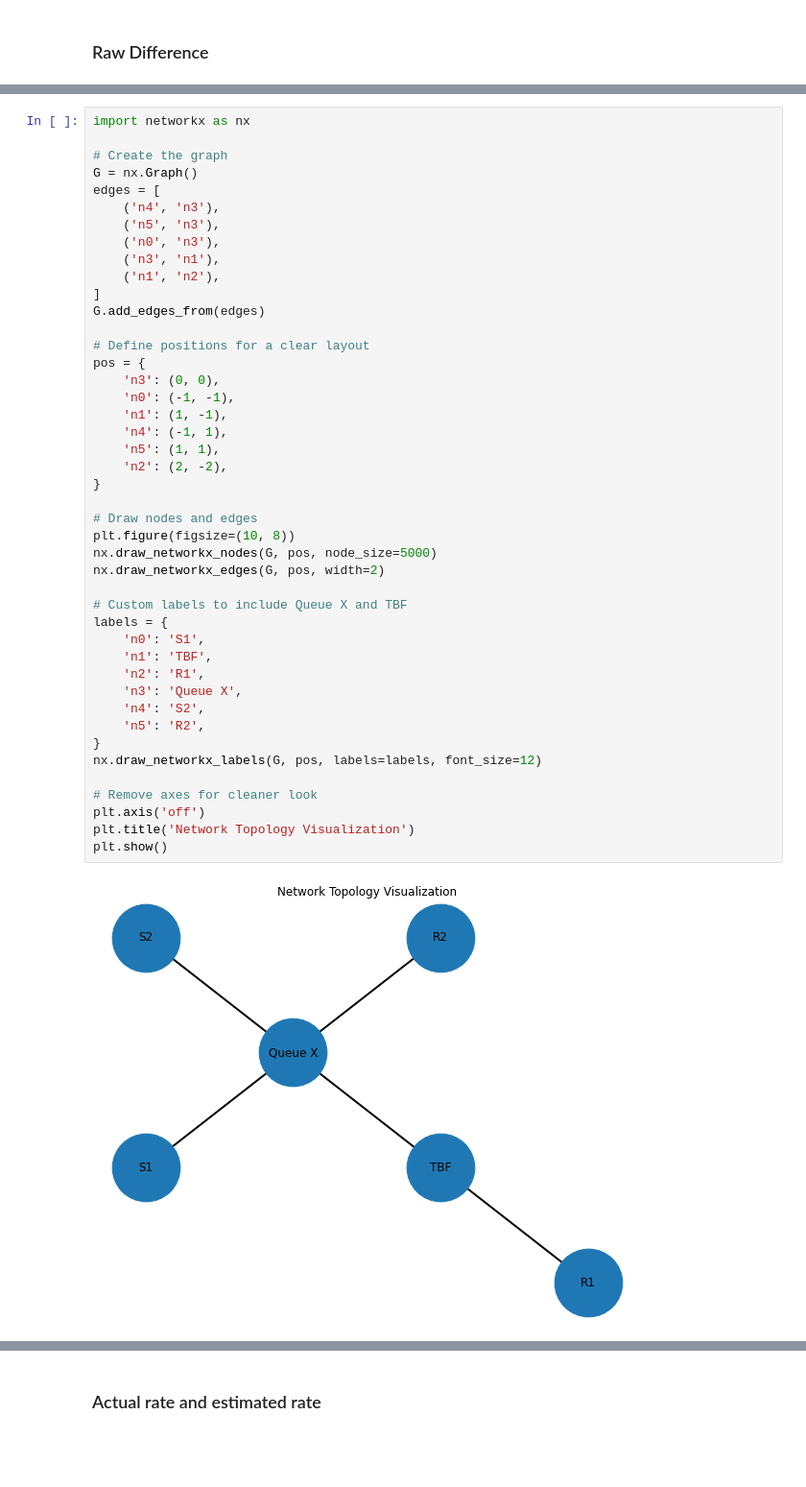
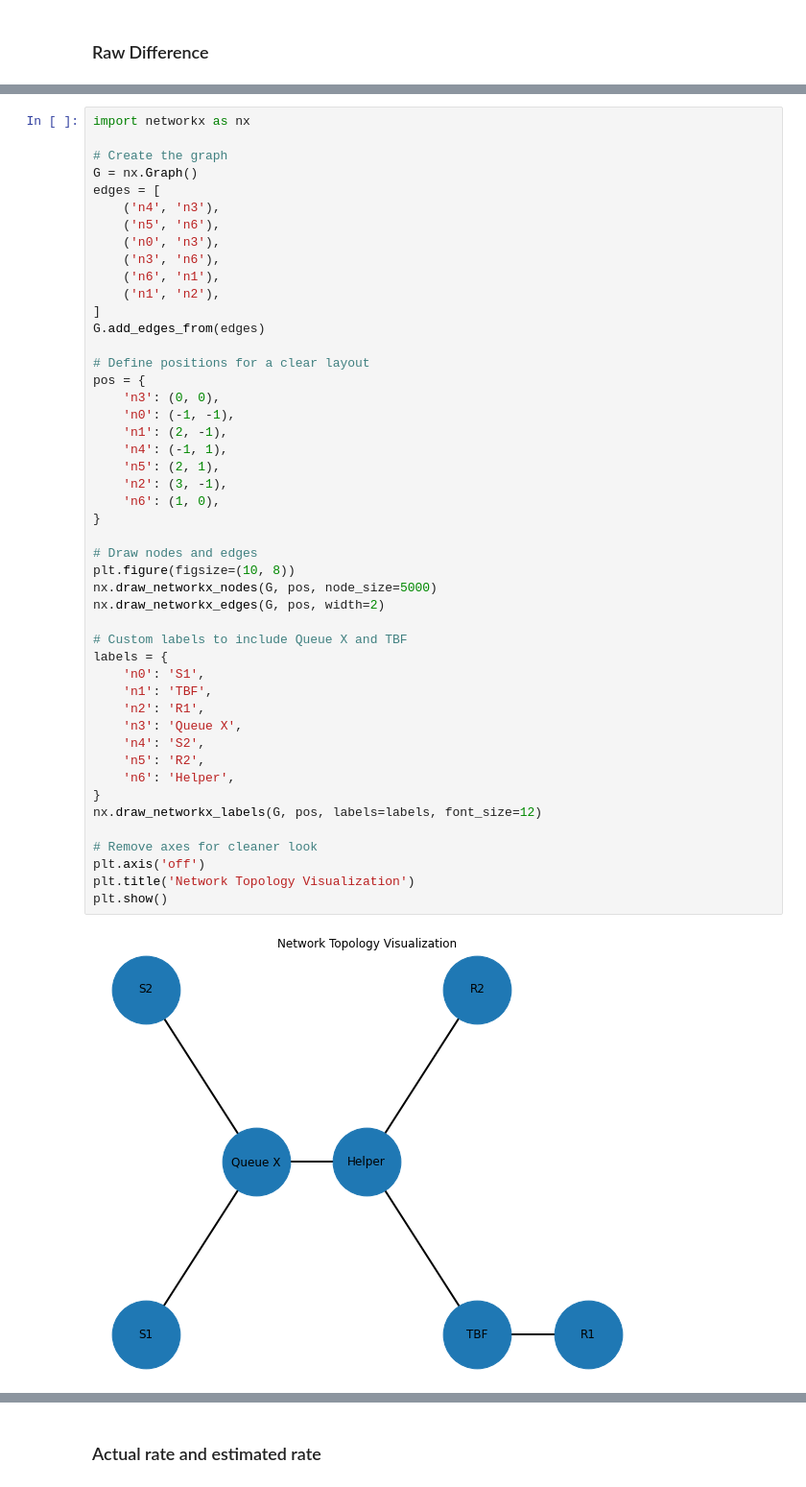
Before and after one commit to MRimk/Traffic-Policing-Inference-Simulation, a Jupyter notebook: note_analyse_results.ipynb, the cells around one changed output, grey strips where cells are left out. Shown at 96% size. Cells and saved outputs as stored; diff of their text form; blank space fills up the shorter version.

```diff
--- a/note_analyse_results.ipynb
+++ b/note_analyse_results.ipynb
@@ -223,44 +223,47 @@ import networkx as nx
 G = nx.Graph()
 edges = [
     ('n4', 'n3'),
-    ('n5', 'n3'),
+    ('n5', 'n6'),
     ('n0', 'n3'),
-    ('n3', 'n1'),
+    ('n3', 'n6'),
+    ('n6', 'n1'),
     ('n1', 'n2'),
 ]
 G.add_edges_from(edges)
 
 # Define positions for a clear layout
 pos = {
     'n3': (0, 0),
     'n0': (-1, -1),
-    'n1': (1, -1),
+    'n1': (2, -1),
     'n4': (-1, 1),
-    'n5': (1, 1),
-    'n2': (2, -2),
+    'n5': (2, 1),
+    'n2': (3, -1),
+    'n6': (1, 0),
 }
 
 # Draw nodes and edges
 plt.figure(figsize=(10, 8))
 nx.draw_networkx_nodes(G, pos, node_size=5000)
 nx.draw_networkx_edges(G, pos, width=2)
 
 # Custom labels to include Queue X and TBF
 labels = {
     'n0': 'S1',
     'n1': 'TBF',
     'n2': 'R1',
     'n3': 'Queue X',
     'n4': 'S2',
     'n5': 'R2',
+    'n6': 'Helper',
 }
 nx.draw_networkx_labels(G, pos, labels=labels, font_size=12)
 
 # Remove axes for cleaner look
 plt.axis('off')
 plt.title('Network Topology Visualization')
 plt.show()
 # %% [output]
-[figure, old version]
+[figure, new version]
 # %%
 file = "data/results_xtopo.csv"
```
Also changed, not shown: parts of 18 cells of this notebook, 4 other files.
